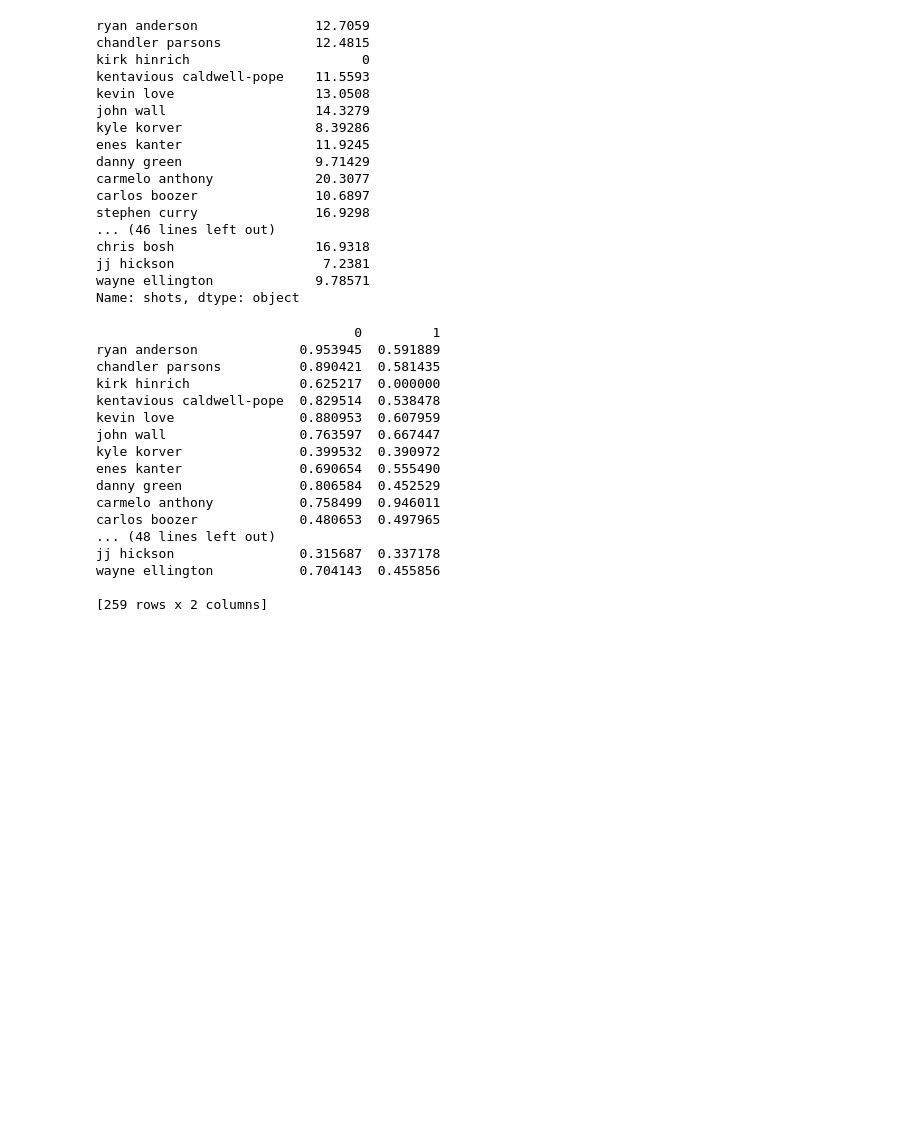
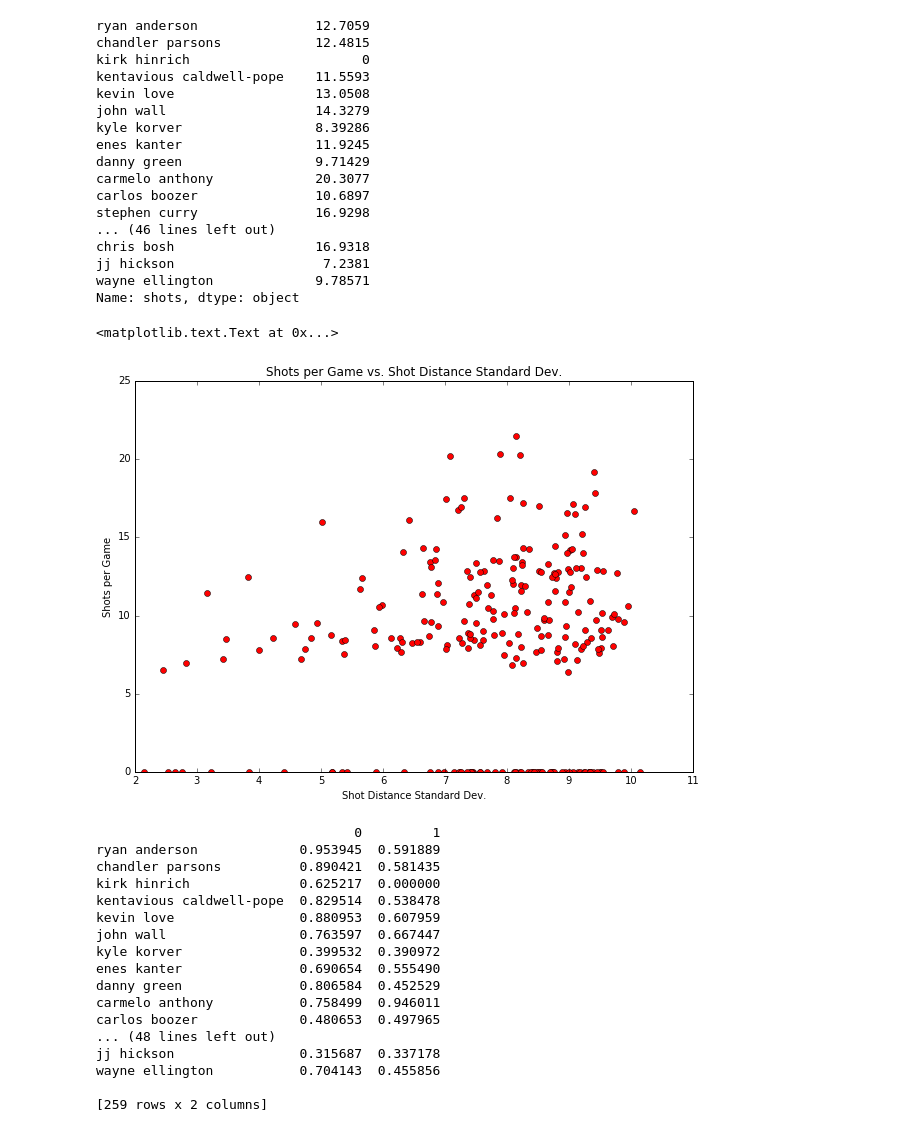
Before and after one commit to kylekwong/cs109-hot-hand, a Jupyter notebook: hot_hand_updated_data.ipynb, the cells around one changed output. Saved outputs shown, nothing was run; the diff lists cells and outputs as text; code cells hidden in the pictures; blank space fills up the shorter version.

```diff
--- a/hot_hand_updated_data.ipynb
+++ b/hot_hand_updated_data.ipynb
@@ -133,6 +133,15 @@ chris bosh                  16.9318
 jj hickson                   7.2381
 wayne ellington             9.78571
 Name: shots, dtype: object
+# %%
+plt.figure(figsize=(10,7))
+plt.plot(d['std'].values, d2.values, 'o', c='red')
+plt.title('Shots per Game vs. Shot Distance Standard Dev.')
+plt.xlabel('Shot Distance Standard Dev.')
+plt.ylabel('Shots per Game')
+# %% [output]
+<matplotlib.text.Text at 0x...>
+[figure, added]
 # %%
 d['shots'] = pd.Series(d2['shots'], index=index)
 
```
Also changed, not shown: parts of 3 cells of this notebook, 1 other file.
